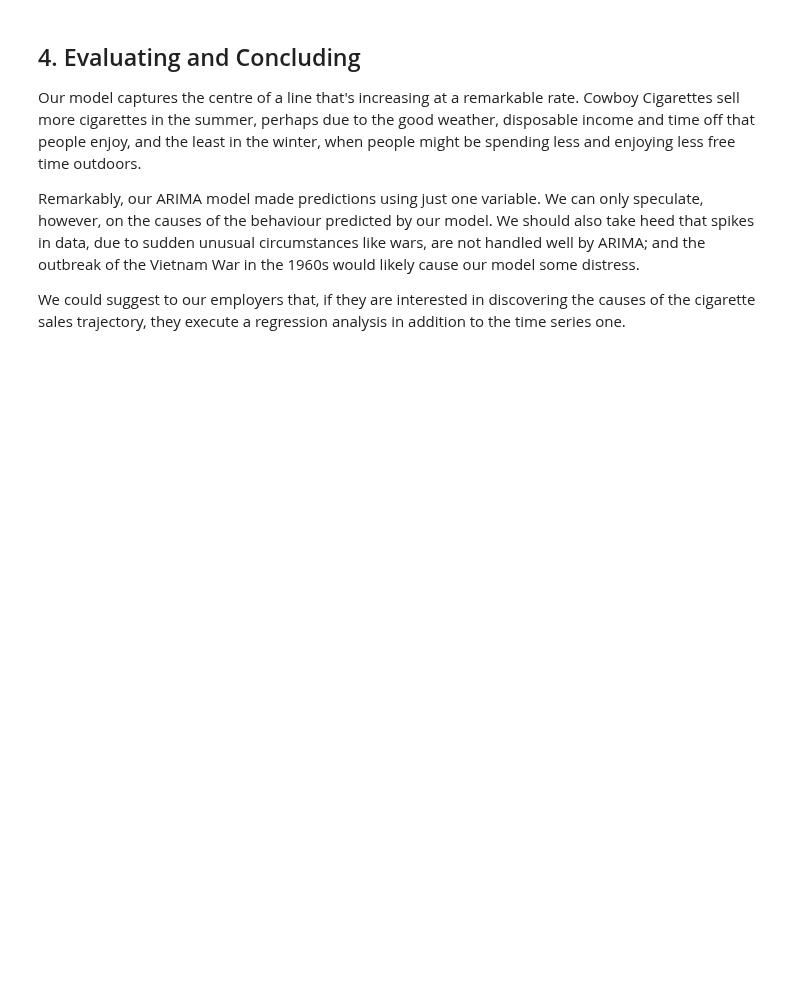
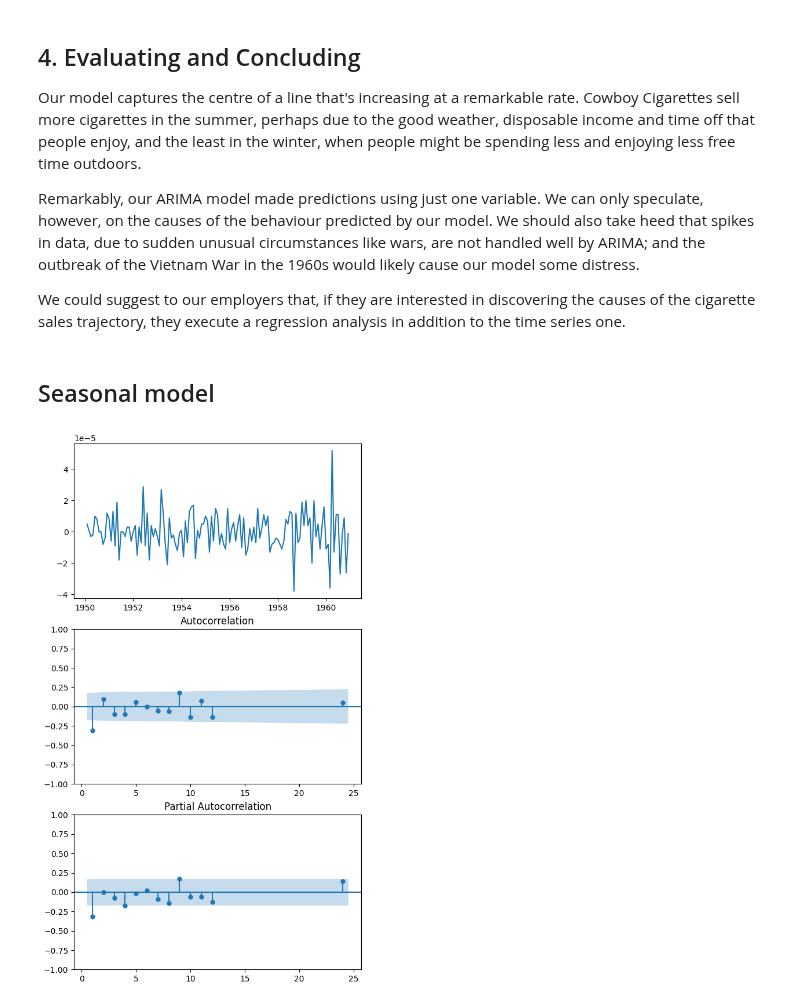
Before and after one commit to msc2106/springboard-data-science, a Jupyter notebook: CowboysCigarettesCaseStudy/Cowboy Cigarettes Case Study - Tier 3.ipynb, the cells around one changed output. Cells and saved outputs as stored; diff of their text form; code cells hidden in the pictures; blank space fills up the shorter version.

Commit message:
trying seasonal models

```diff
--- a/CowboysCigarettesCaseStudy/Cowboy Cigarettes Case Study - Tier 3.ipynb
+++ b/CowboysCigarettesCaseStudy/Cowboy Cigarettes Case Study - Tier 3.ipynb
@@ -487,3 +487,15 @@ Our model captures the centre of a line that's increasing at a remarkable rate.
 Remarkably, our ARIMA model made predictions using just one variable. We can only speculate, however, on the causes of the behaviour predicted by our model. We should also take heed that spikes in data, due to sudden unusual circumstances like wars, are not handled well by ARIMA; and the outbreak of the Vietnam War in the 1960s would likely cause our model some distress.
 
 We could suggest to our employers that, if they are interested in discovering the causes of the cigarette sales trajectory, they execute a regression analysis in addition to the time series one.
+# %% [markdown]
+## Seasonal model
+# %%
+y_seasonal_diff = y_log.diff().diff(12).dropna()
+fig, (ax1, ax2, ax3) = plt.subplots(3,1)
+fig.subplots_adjust(top=2)
+ax1.plot(y_seasonal_diff)
+lags = list(range(1, 12)) + [12*(i+1) for i in range(2)]
+tsa.graphics.plot_acf(y_seasonal_diff, lags=lags, ax=ax2)
+tsa.graphics.plot_pacf(y_seasonal_diff, lags=lags, ax=ax3);
+# %% [output]
+[figure, added]
```
